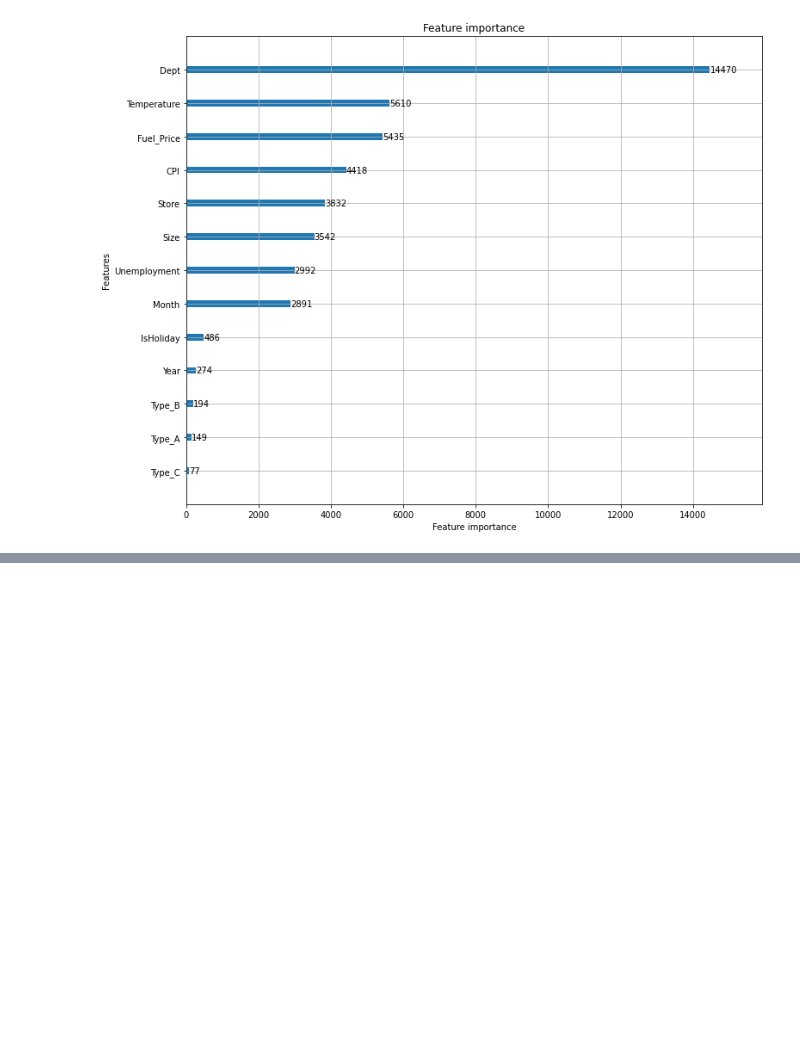
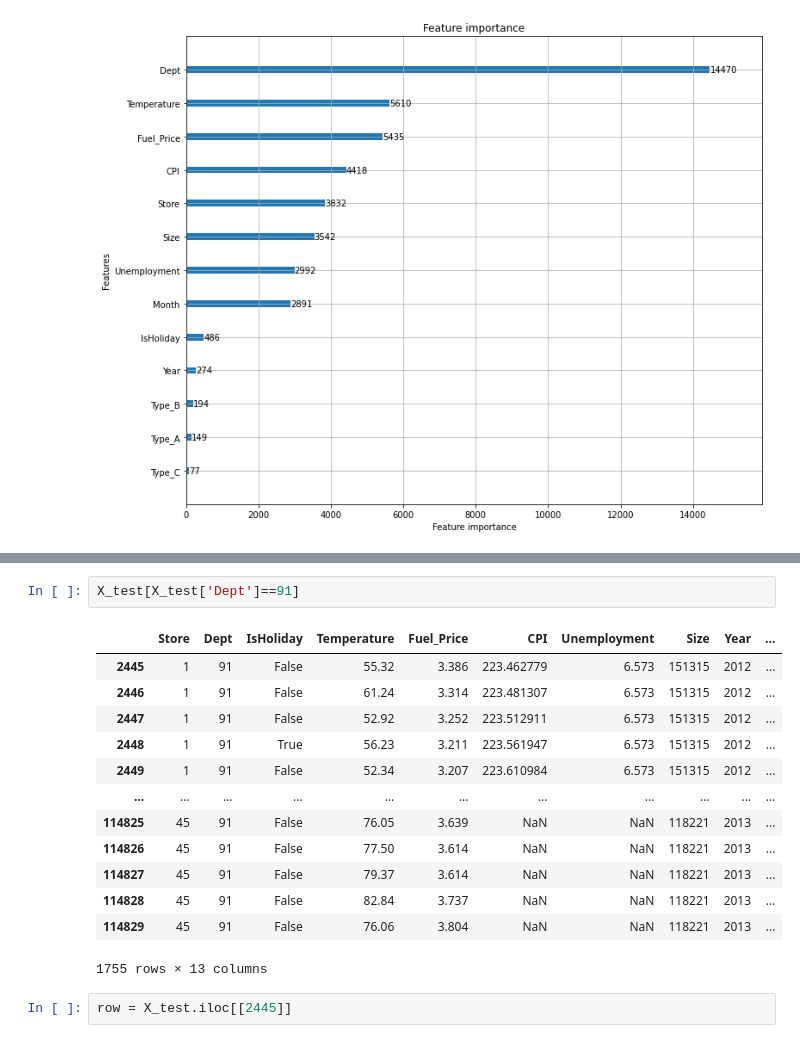
Before and after one commit to winocas/bootcamp_project, a Jupyter notebook: session2/AI_01_성의창_Section2(모델링)_ipynb.ipynb, the cells around one changed output, grey strips where cells are left out. Cells and saved outputs as stored; diff of their text form; blank space fills up the shorter version.

```diff
--- a/session2/AI_01_성의창_Section2(모델링)_ipynb.ipynb
+++ b/session2/AI_01_성의창_Section2(모델링)_ipynb.ipynb
@@ -281,0 +384,18 @@ plot_importance(lgbm,
+# %%
+X_test[X_test['Dept']==91]
+# %% [output]
+|  | Store | Dept | IsHoliday | Temperature | Fuel_Price | CPI | Unemployment | Size | Year | ... |
+| 2445 | 1 | 91 | False | 55.32 | 3.386 | 223.462779 | 6.573 | 151315 | 2012 | ... |
+| 2446 | 1 | 91 | False | 61.24 | 3.314 | 223.481307 | 6.573 | 151315 | 2012 | ... |
+| 2447 | 1 | 91 | False | 52.92 | 3.252 | 223.512911 | 6.573 | 151315 | 2012 | ... |
+| 2448 | 1 | 91 | True | 56.23 | 3.211 | 223.561947 | 6.573 | 151315 | 2012 | ... |
+| 2449 | 1 | 91 | False | 52.34 | 3.207 | 223.610984 | 6.573 | 151315 | 2012 | ... |
+| ... | ... | ... | ... | ... | ... | ... | ... | ... | ... | ... |
+| 114825 | 45 | 91 | False | 76.05 | 3.639 | NaN | NaN | 118221 | 2013 | ... |
+| 114826 | 45 | 91 | False | 77.50 | 3.614 | NaN | NaN | 118221 | 2013 | ... |
+| 114827 | 45 | 91 | False | 79.37 | 3.614 | NaN | NaN | 118221 | 2013 | ... |
+| 114828 | 45 | 91 | False | 82.84 | 3.737 | NaN | NaN | 118221 | 2013 | ... |
+| 114829 | 45 | 91 | False | 76.06 | 3.804 | NaN | NaN | 118221 | 2013 | ... |
+1755 rows × 13 columns
+# %%
+row = X_test.iloc[[2445]]
```
Also changed, not shown: parts of 20 cells of this notebook.
